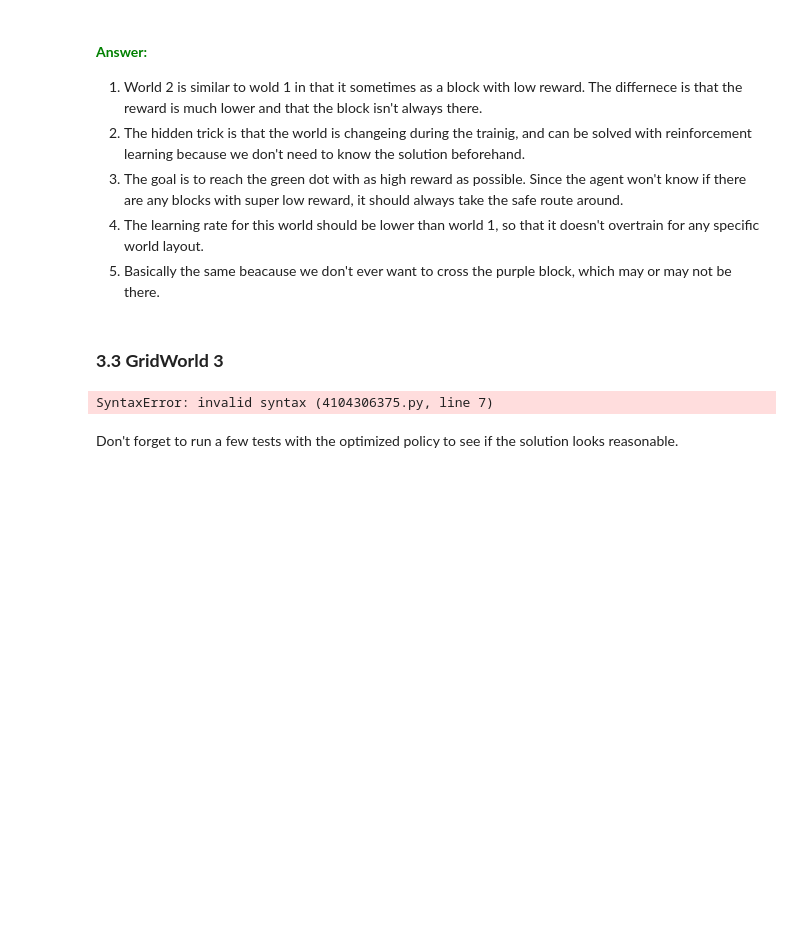
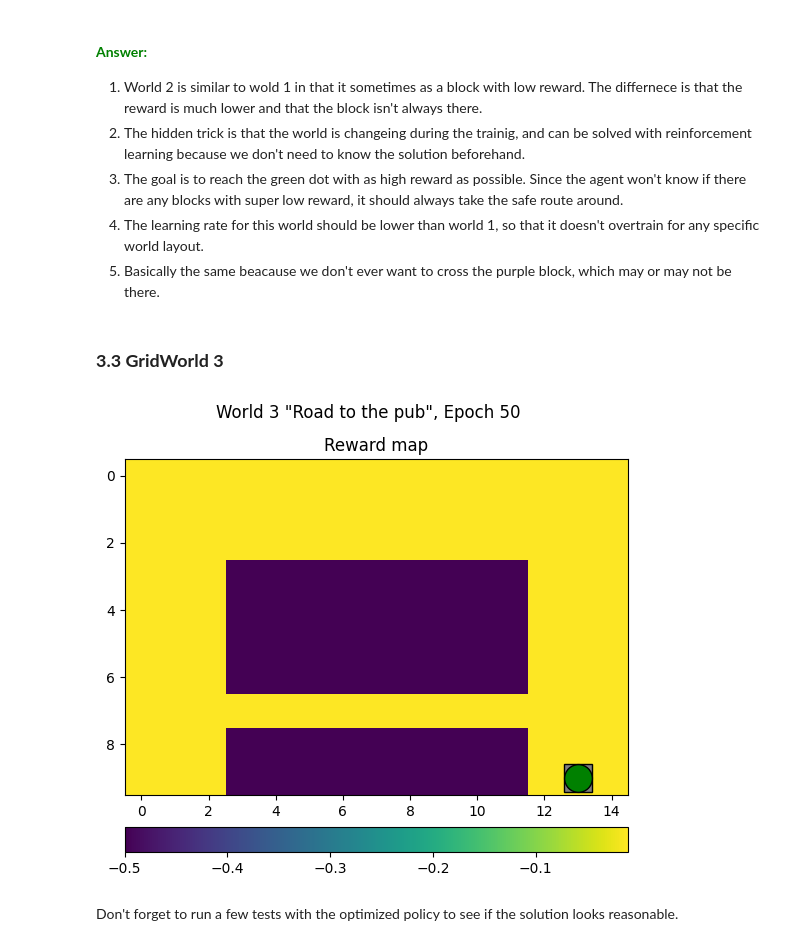
Before and after one commit to Jack-Kolm/TBMI26-labs-2024, a Jupyter notebook: A4_Reinforcement/QLearning.ipynb, the cells around one changed output. Cells and saved outputs as stored; diff of their text form; code cells hidden in the pictures; blank space fills up the shorter version.

```diff
--- a/A4_Reinforcement/QLearning.ipynb
+++ b/A4_Reinforcement/QLearning.ipynb
@@ -291,15 +291,15 @@ QLearningTest(W=W2, Q=Q2, params={"Epochs": 5, "MaxSteps": 32})
 # %%
 W3 = GridWorld(3)
 
 # --------------------------------------------
 # === Your code here =========================
 # --------------------------------------------
 
-Q3 = QLearning(W3, params={"LR": ???, "Gamma": ???, "Eps": ???, "Epochs": ???, "MaxSteps": 200, "DrawInterval": 100})
+Q3 = QLearning(W3, params={"LR": 0.95, "Gamma": 0.9, "Eps": 0.5, "Epochs": 50, "MaxSteps": 200, "DrawInterval": 100})
 
 # ============================================
 # %% [output]
-SyntaxError: invalid syntax (4104306375.py, line 7)
+[figure, added]
 # %% [markdown]
 Don't forget to run a few tests with the optimized policy to see if the solution looks reasonable.
 # %%
```
Also changed, not shown: parts of 8 cells of this notebook.
